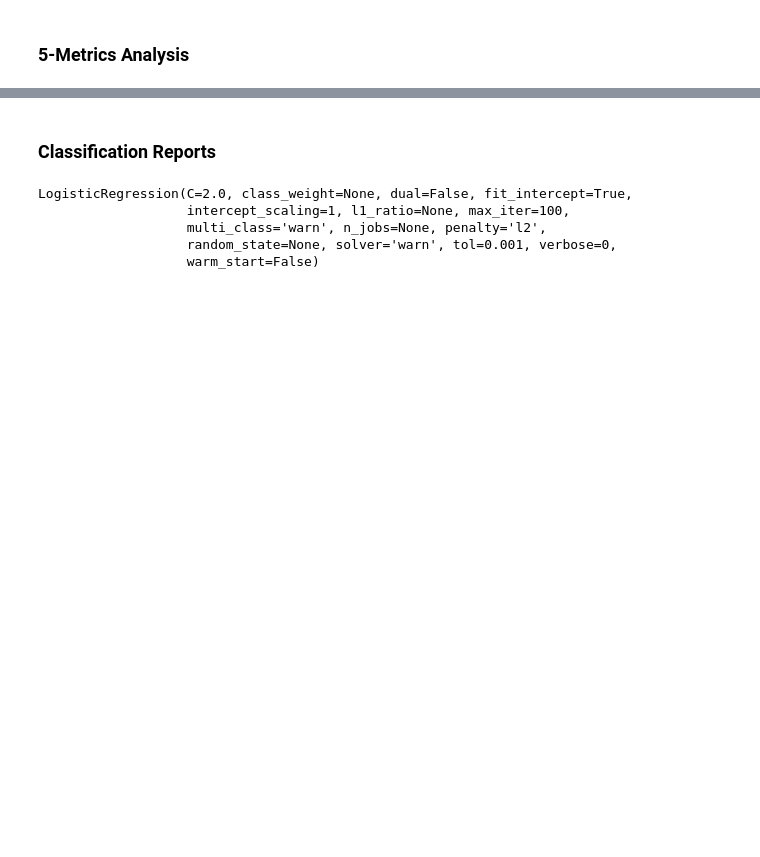
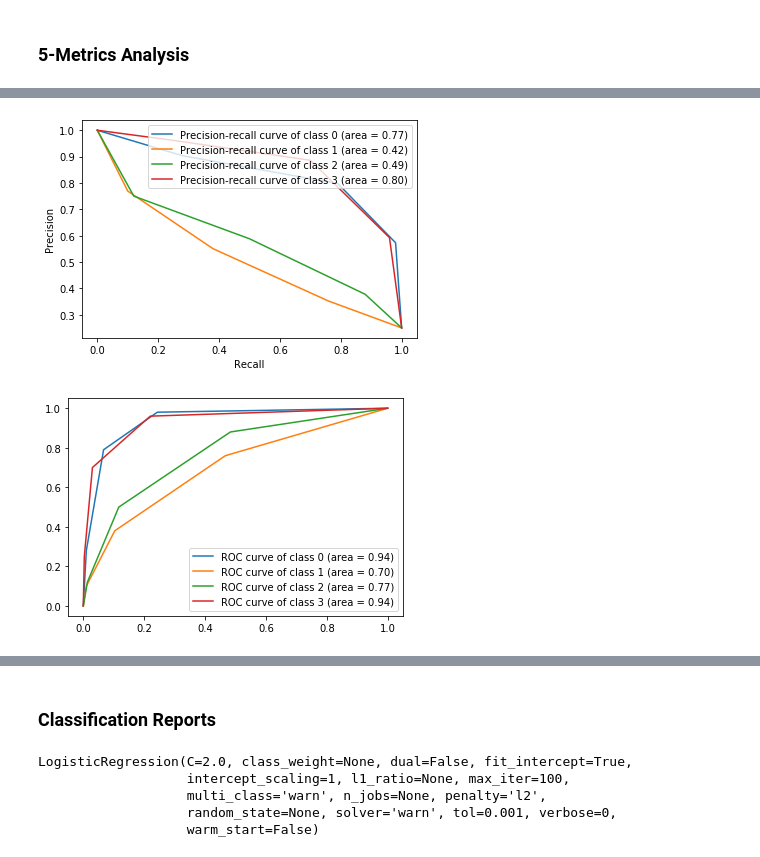
Before and after one commit to AlexCorreaO/prac_2, a Jupyter notebook: Pràctica2_A.ipynb, the cells around one changed output, grey strips where cells are left out. Cells and saved outputs as stored; diff of their text form; code cells hidden in the pictures; blank space fills up the shorter version.

```diff
--- a/Pràctica2_A.ipynb
+++ b/Pràctica2_A.ipynb
@@ -562,7 +438,16 @@ print(sum7/i)"""
 # %%
+#kneighbors, decision tree
 x_t, x_v, y_t, y_v = train_test_split(Xn, y, train_size=0.8, stratify=y)
 svc = svm.SVC(C=10.0, kernel='rbf', gamma=0.9, probability=True)
 svc.fit(x_t, y_t)
 probs = svc.predict_proba(x_v) #aixo es necessita per precision-recall
 print ("Correct classification SVM:                ", svc.score(x_v, y_v))
+#Knrigbors
+neigh = KNeighborsClassifier(n_neighbors=3)
+neigh.fit(x_t,y_t)
+probn = neigh.predict_proba(x_v)
+#SVM
+svc = svm.SVC(C=10.0, kernel='rbf', gamma=0.9, probability=True)
+svc.fit(x_t, y_t)
+probsvm = svc.predict_proba(x_v)
 # %% [output]
@@ -605,0 +488,5 @@ plt.legend()
+# %%
+precision_recall_roc(probn)
+# %% [output]
+[figure, added]
+[figure, added]
```
Also changed, not shown: parts of 36 cells of this notebook, 1 other file.
